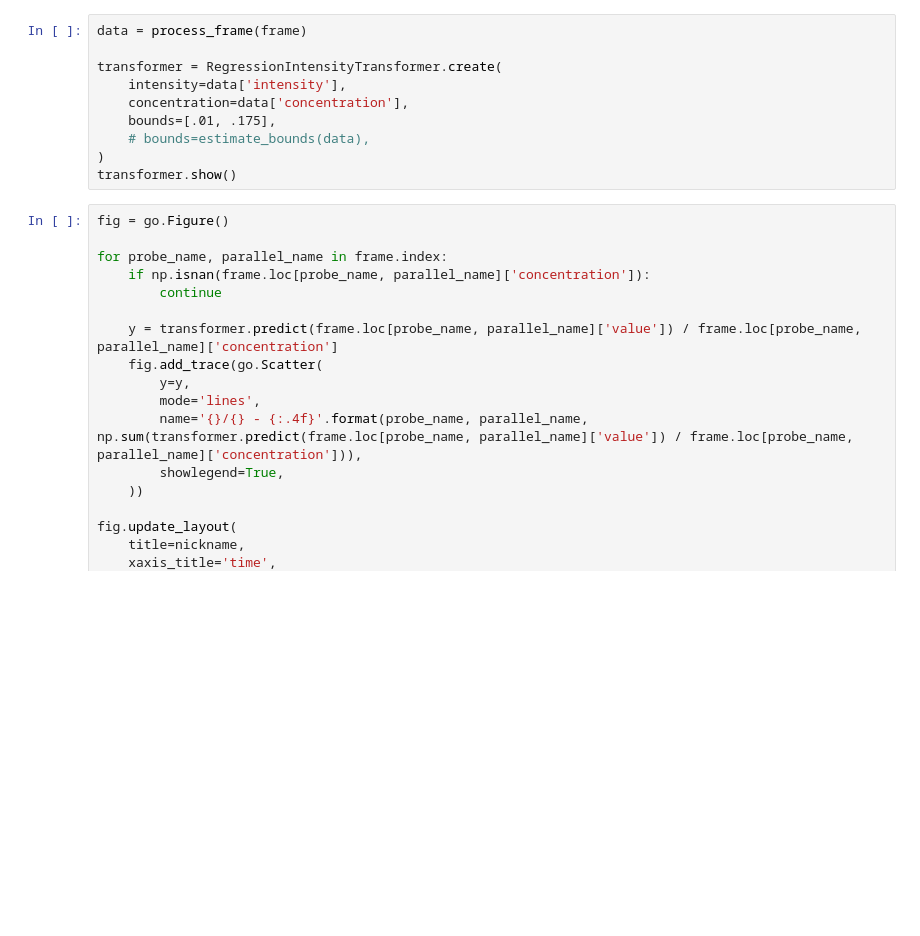
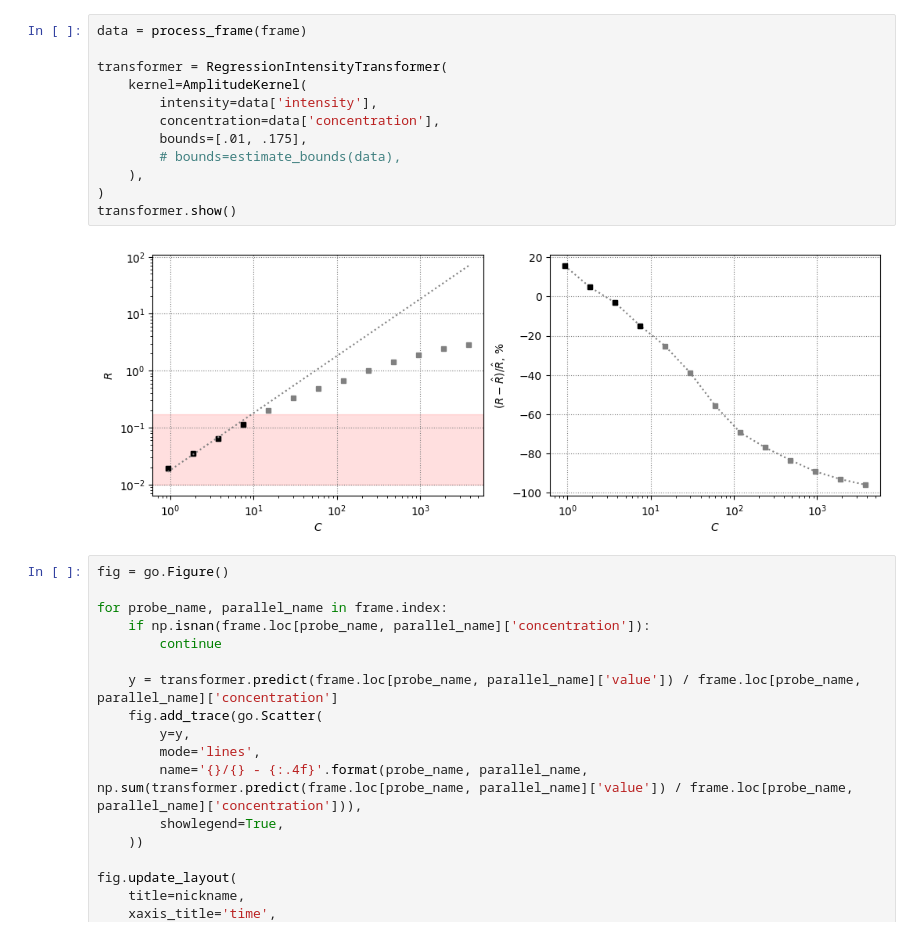
Before and after one commit to Exinker/plugin-absorption-correction, a Jupyter notebook: notebooks/demo (compare-intensity).ipynb, the cells around one changed output. Saved outputs shown, nothing was run; the diff lists cells and outputs as text; blank space fills up the shorter version.

```diff
--- a/notebooks/demo (compare-intensity).ipynb
+++ b/notebooks/demo (compare-intensity).ipynb
@@ -34,13 +39,17 @@ print(nickname)
 # %%
 data = process_frame(frame)
 
-transformer = RegressionIntensityTransformer.create(
-    intensity=data['intensity'],
-    concentration=data['concentration'],
-    bounds=[.01, .175],
-    # bounds=estimate_bounds(data),
+transformer = RegressionIntensityTransformer(
+    kernel=AmplitudeKernel(
+        intensity=data['intensity'],
+        concentration=data['concentration'],
+        bounds=[.01, .175],
+        # bounds=estimate_bounds(data),
+    ),
 )
 transformer.show()
+# %% [output]
+[figure, added]
 # %%
 fig = go.Figure()
 
```
Also changed, not shown: parts of 3 cells of this notebook, 20 other files.
